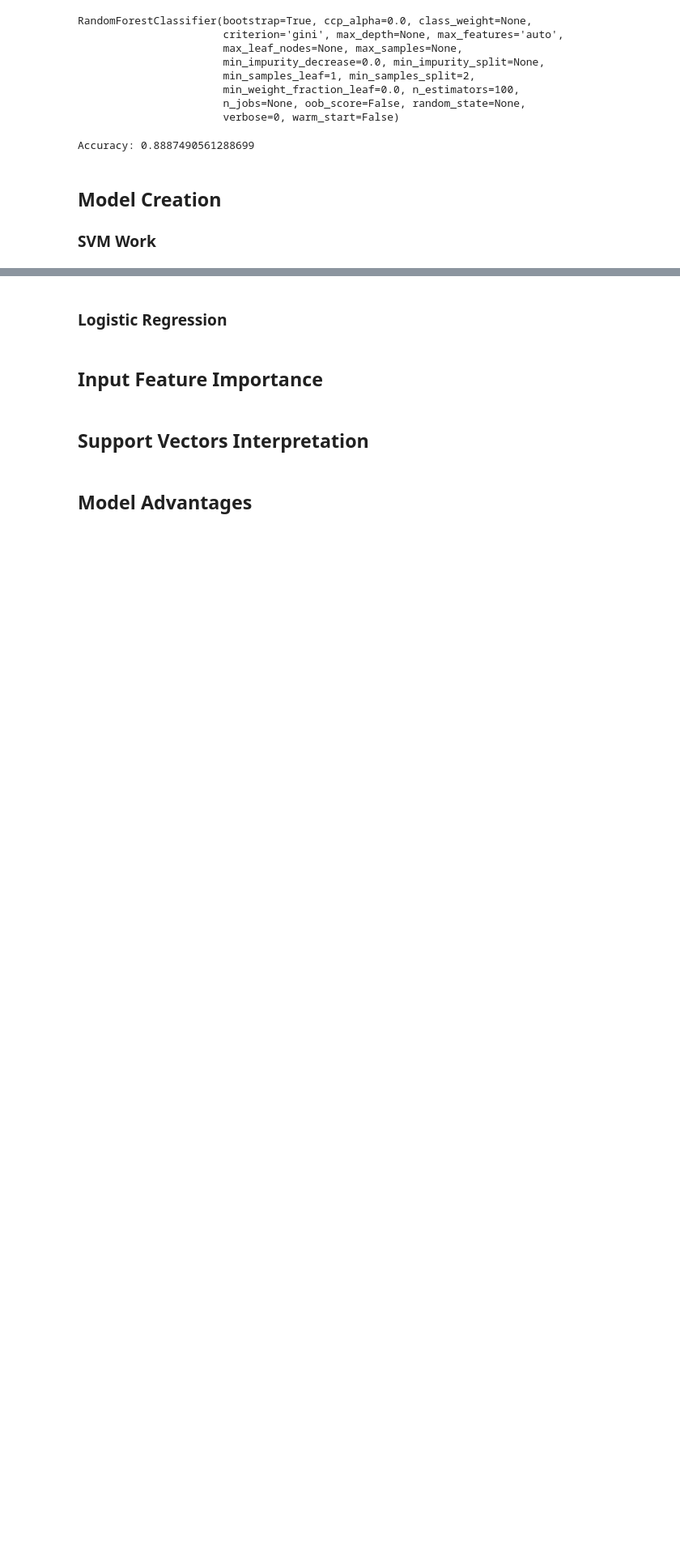
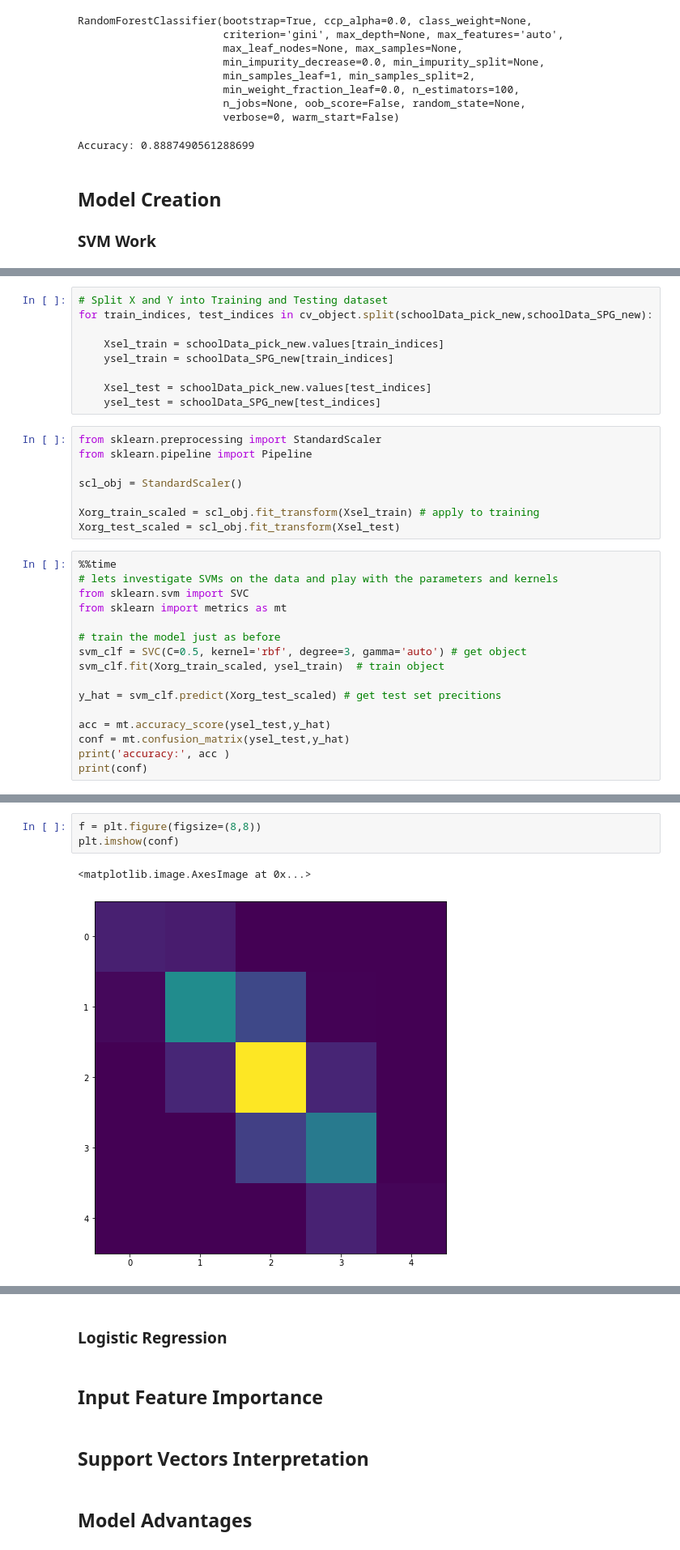
Before and after one commit to fredpoon/ds_7331_jyrf_eda, a Jupyter notebook: minilab_jyrf_draft.ipynb, the cells around one changed output, grey strips where cells are left out. Shown at 81% size. Drawn from its saved outputs; the diff is of its cells as text; blank space fills up the shorter version.

```diff
--- a/minilab_jyrf_draft.ipynb
+++ b/minilab_jyrf_draft.ipynb
@@ -544,0 +544,33 @@ Accuracy: 0.8887490561288699
+# %%
+# Split X and Y into Training and Testing dataset
+for train_indices, test_indices in cv_object.split(schoolData_pick_new,schoolData_SPG_new):
+
+    Xsel_train = schoolData_pick_new.values[train_indices]
+    ysel_train = schoolData_SPG_new[train_indices]
+
+    Xsel_test = schoolData_pick_new.values[test_indices]
+    ysel_test = schoolData_SPG_new[test_indices]
+# %%
+from sklearn.preprocessing import StandardScaler
+from sklearn.pipeline import Pipeline
+
+scl_obj = StandardScaler()
+
+Xorg_train_scaled = scl_obj.fit_transform(Xsel_train) # apply to training
+Xorg_test_scaled = scl_obj.fit_transform(Xsel_test)
+# %%
+%%time
+# lets investigate SVMs on the data and play with the parameters and kernels
+from sklearn.svm import SVC
+from sklearn import metrics as mt
+
+# train the model just as before
+svm_clf = SVC(C=0.5, kernel='rbf', degree=3, gamma='auto') # get object
+svm_clf.fit(Xorg_train_scaled, ysel_train)  # train object
+
+y_hat = svm_clf.predict(Xorg_test_scaled) # get test set precitions
+
+acc = mt.accuracy_score(ysel_test,y_hat)
+conf = mt.confusion_matrix(ysel_test,y_hat)
+print('accuracy:', acc )
+print(conf)
@@ -544,0 +585,6 @@ Accuracy: 0.8887490561288699
+# %%
+f = plt.figure(figsize=(8,8))
+plt.imshow(conf)
+# %% [output]
+<matplotlib.image.AxesImage at 0x...>
+[figure, added]
```
Also changed, not shown: parts of 23 cells of this notebook.
